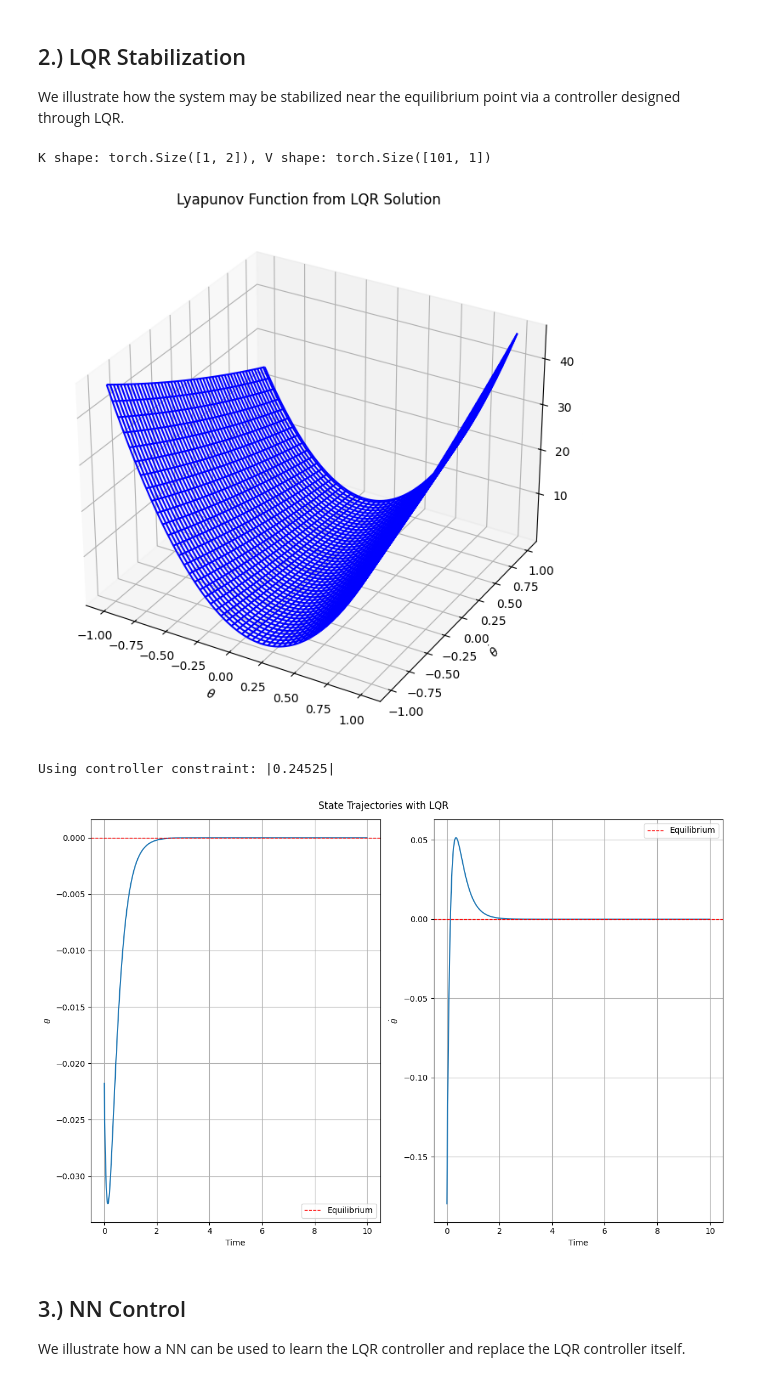
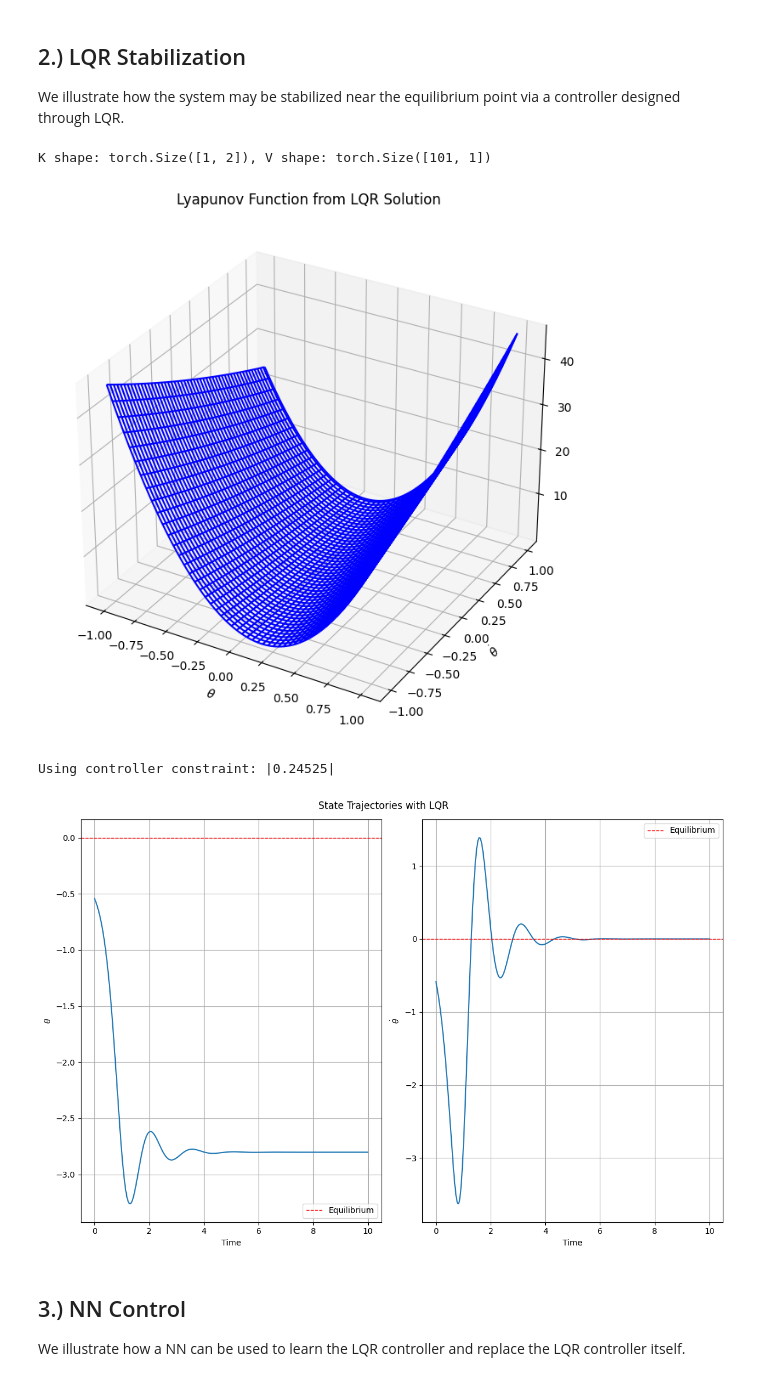
Before and after one commit to jorgejc2/ISS_Lyapunov_Stable_NN_Controllers, a Jupyter notebook: SimpleExamples/inverted_pendulum_plots/inverted_pendulum.ipynb, the cells around one changed output. Drawn from its saved outputs; the diff is of its cells as text; code cells hidden in the pictures.

```diff
--- a/SimpleExamples/inverted_pendulum_plots/inverted_pendulum.ipynb
+++ b/SimpleExamples/inverted_pendulum_plots/inverted_pendulum.ipynb
@@ -45,7 +45,7 @@ from math import ceil
 # torch default options
 set_t = {
     "dtype": torch.float32,
-    "device": torch.device("cpu"),  # set to cpu if you don't have a graphics card
+    "device": torch.device("cuda"),  # set to cpu if you don't have a graphics card
 }
 save_path = "inverted_pendulum_plots/"
 show = True   # True if we want to display the plots in the notebook
@@ -108,7 +108,7 @@ class PendulumDynamics:
         self.beta = beta  # Damping
         self.inertia = self.m * self.l**2
 
-    def forward(self, x: Tensor, u: Callable, num_iters: int = 1) -> Tensor:
+    def forward_trajectory(self, x: Tensor, u: Callable, num_iters: int = 1) -> Tensor:
         """
         Runs a trajectory given an initial state and a state feedback controller.
         The trajectory does not include the initial state.
@@ -126,6 +126,18 @@ class PendulumDynamics:
             curr_x = new_x
 
         return traj
+
+    def forward(self, x: Tensor, u: Callable) -> Tensor:
+        """
+        Runs a single trajectory step given an initial state and a state feedback controller.
+        x:          state (batch, 2);
+        u:          State-feedback controller
+        :returns    Trajectory (batch, 2)
+        """
+        curr_u = u(x)
+        xdot = self.fx(x, curr_u)
+        new_x = x + self.dt * xdot
+        return new_x
 
     def fx(self, x: Tensor, u: Tensor) -> Tensor:
         """
@@ -379,38 +391,38 @@ if save: plt.savefig(save_path + "lqr_quadratic_lyapunov_function.png")
 plt.show() if show else plt.close()
 
 # now initialize the states with some disturbance
-std = torch.tensor([torch.pi/4, torch.pi/4])
-noise = torch.normal(pendulum_continuous.x_equilibrium, std)
+std = torch.tensor([torch.pi/4, torch.pi/4], **set_t)
+noise = torch.normal(pendulum_continuous.x_equilibrium.to(std), std)
 init_state = noise.unsqueeze(0)
 
 # LQR feedback controller (with constraints)
 mgl_3 = (m*g*l) / 3
 out_lb = -mgl_3
 out_ub = mgl_3
 print(f"Using controller constraint: |{mgl_3}|")
 def lqr_controller(x: Tensor) -> Tensor:
     # x shape (batches, n_dim)
-    x_bar = x - pendulum_continuous.x_equilibrium.reshape(1, -1)
+    x_bar = x - pendulum_continuous.x_equilibrium.reshape(1, -1).to(x)
     control_input = torch.einsum("mn,bn->bm", -K.to(x_bar), x_bar)
 
     if out_lb is not None and out_ub is not None:
         control_input = torch.clip(control_input, out_lb, out_ub)
 
     return control_input
 
 # simulate dynamics
-traj = pendulum_continuous(init_state, lqr_controller, num_iters=n_time_steps - 1)
+traj = pendulum_continuous.forward_trajectory(init_state, lqr_controller, num_iters=n_time_steps - 1)
 traj = torch.cat((init_state, traj.squeeze(0)), dim=0)
 
 # plot results
 plot_states(time_steps, traj, r"State Trajectories with LQR",
             [r"$\theta$", r"$\dot{\theta}$"], pendulum_continuous.x_equilibrium,
             show, "lqr_control.png" if save else None)
 # %% [output]
 K shape: torch.Size([1, 2]), V shape: torch.Size([101, 1])
 [figure]
 Using controller constraint: |0.24525|
-[figure, old version]
+[figure, new version]
 # %% [markdown]
 ## 3.) NN Control
 We illustrate how a NN can be used to learn the LQR controller and replace the LQR controller itself.
```
Also changed, not shown: parts of 9 cells of this notebook, 8 other files.
